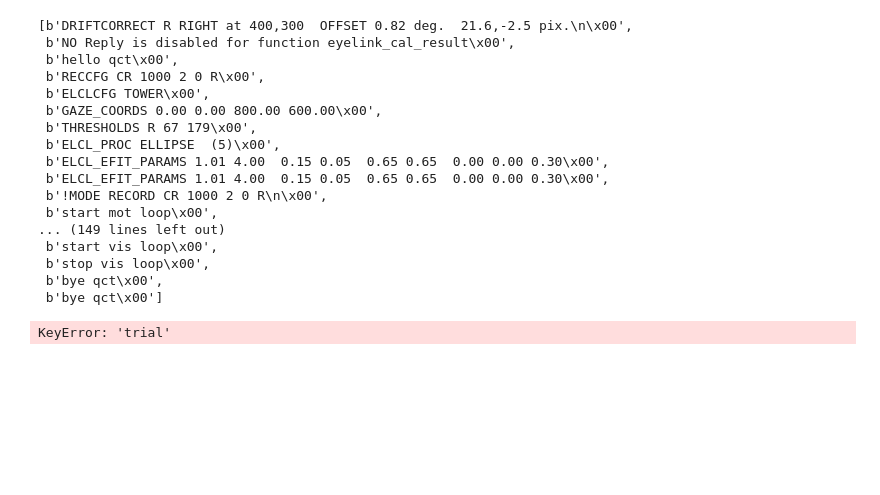
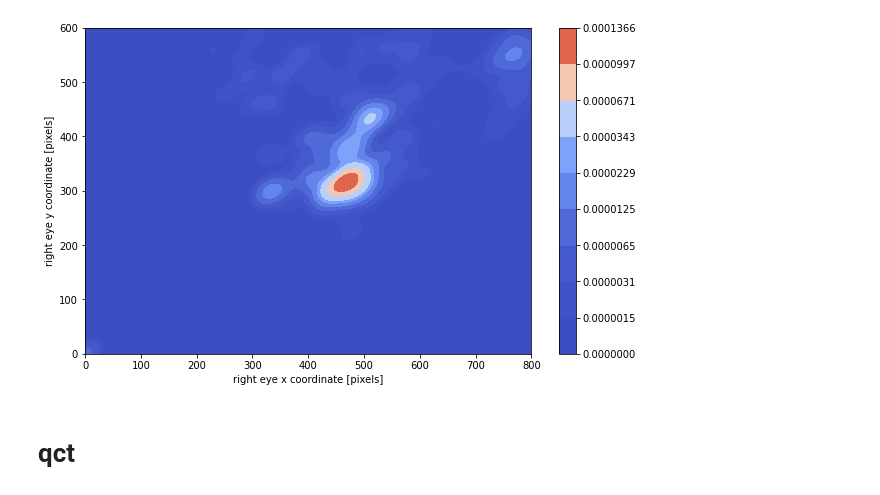
Before and after one commit to oesteban/hcph-sops, a Jupyter notebook: code/eyetracking/edf-to-bids.ipynb, the cells around one changed output. Cells and saved outputs as stored; diff of their text form; code cells hidden in the pictures; blank space fills up the shorter version.

```diff
--- a/code/eyetracking/edf-to-bids.ipynb
+++ b/code/eyetracking/edf-to-bids.ipynb
@@ -105,25 +59,8 @@ Name: htype, Length: 159131, dtype: float64
+# %%
+plot_heatmap_coordinate_density(samples)
+# %% [output]
+[figure, added]
+# %% [markdown]
+# qct
 # %%
-message = edfread.read_messages(str(DATA_PATH / et_session.qct_edf.values[0]))
-message
+samples, events, messages = edf.pread(str(DATA_PATH / et_session.qct_edf.values[0]), trial_marker=b"")
-# %% [output]
-[b'DRIFTCORRECT R RIGHT at 400,300  OFFSET 0.82 deg.  21.6,-2.5 pix.\n\x00',
- b'NO Reply is disabled for function eyelink_cal_result\x00',
- b'hello qct\x00',
- b'RECCFG CR 1000 2 0 R\x00',
- b'ELCLCFG TOWER\x00',
- b'GAZE_COORDS 0.00 0.00 800.00 600.00\x00',
- b'THRESHOLDS R 67 179\x00',
- b'ELCL_PROC ELLIPSE  (5)\x00',
- b'ELCL_EFIT_PARAMS 1.01 4.00  0.15 0.05  0.65 0.65  0.00 0.00 0.30\x00',
- b'ELCL_EFIT_PARAMS 1.01 4.00  0.15 0.05  0.65 0.65  0.00 0.00 0.30\x00',
- b'!MODE RECORD CR 1000 2 0 R\n\x00',
- b'start mot loop\x00',
-... (149 lines left out)
- b'start vis loop\x00',
- b'stop vis loop\x00',
- b'bye qct\x00',
- b'bye qct\x00']
-# %%
-events = edf.trials2events(events, messages)
-# %% [output]
-KeyError: 'trial'
```
Also changed, not shown: parts of 22 cells of this notebook, 2 other files.
